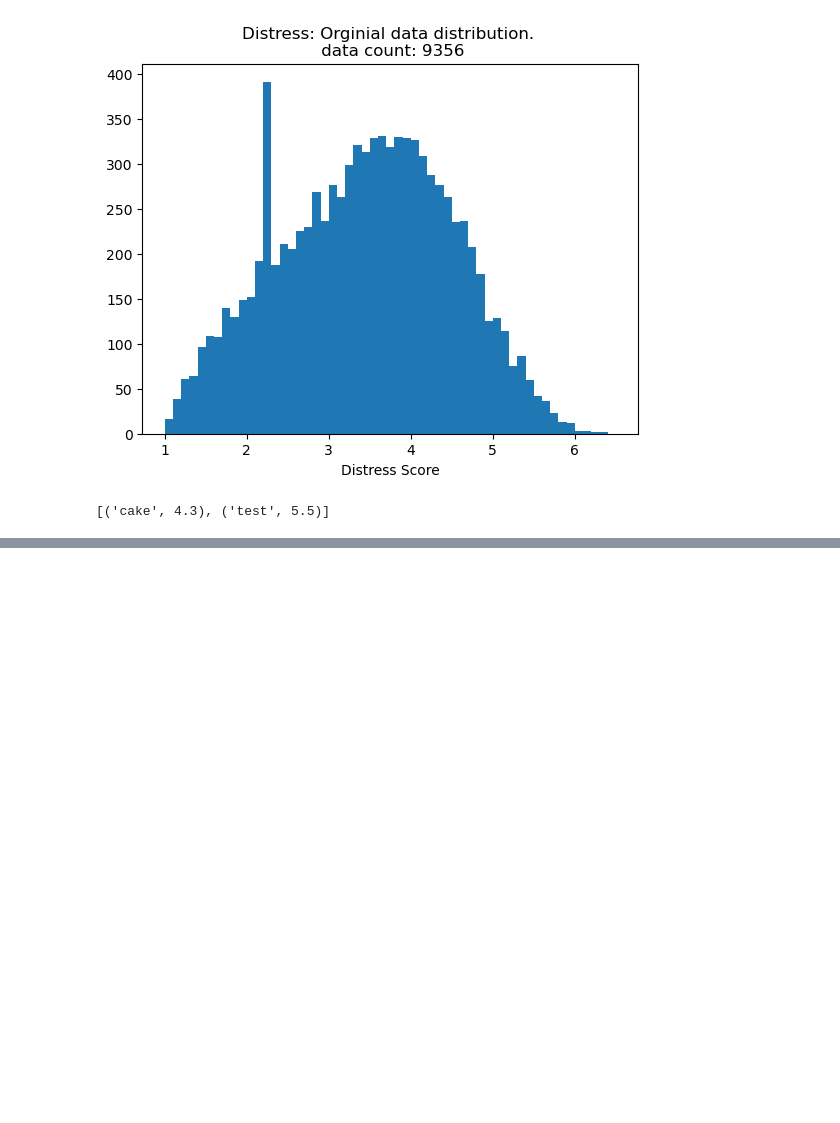
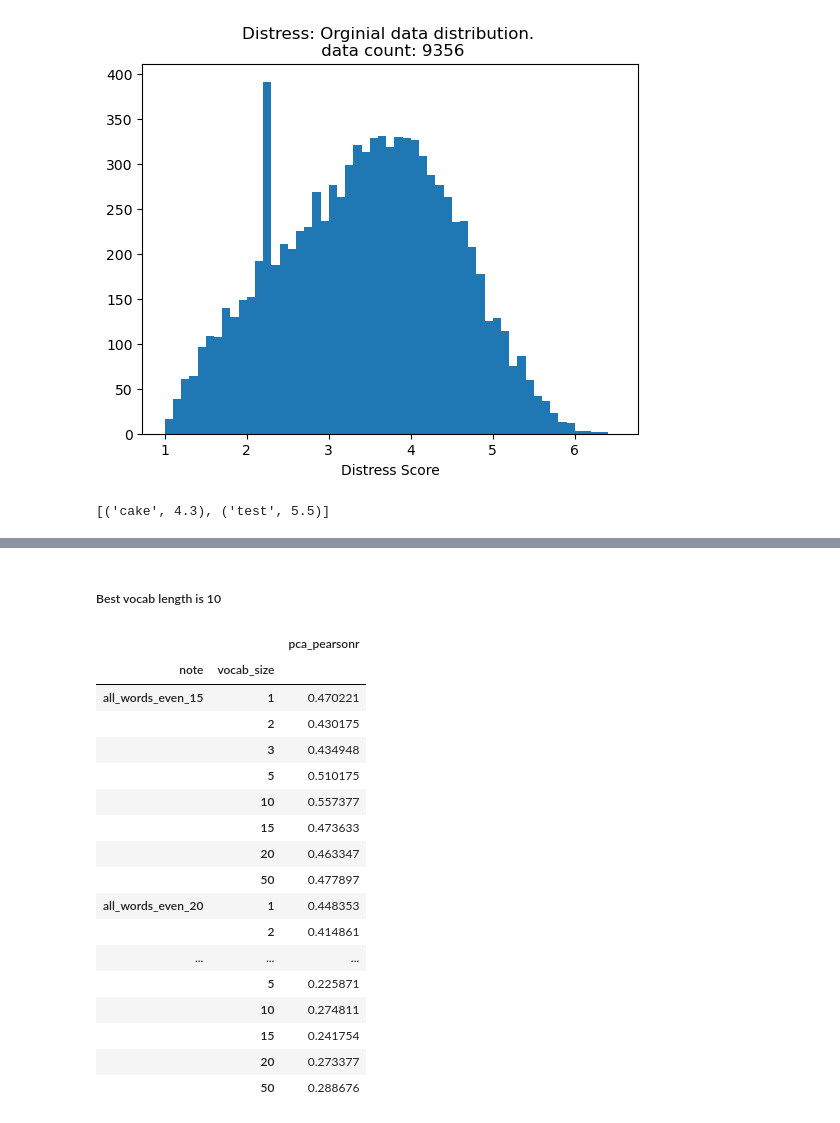
Before and after one commit to myrazma/2022_Masterthesis_Code, a Jupyter notebook: analysis/empdim_analysis.ipynb, the cells around one changed output, grey strips where cells are left out. Drawn from its saved outputs; the diff is of its cells as text; code cells hidden in the pictures; blank space fills up the shorter version.

```diff
--- a/analysis/empdim_analysis.ipynb
+++ b/analysis/empdim_analysis.ipynb
@@ -490,0 +481,24 @@ random_y
+# %% [markdown]
+##### Best vocab length is 10
+# %%
+# what is the best length ---> 10
+best_results.groupby(['note', 'vocab_size']).agg({'pca_pearsonr': max})
+# %% [output]
+|  |  | pca_pearsonr |
+| note | vocab_size |  |
+| all_words_even_15 | 1 | 0.470221 |
+|  | 2 | 0.430175 |
+|  | 3 | 0.434948 |
+|  | 5 | 0.510175 |
+|  | 10 | 0.557377 |
+|  | 15 | 0.473633 |
+|  | 20 | 0.463347 |
+|  | 50 | 0.477897 |
+| all_words_even_20 | 1 | 0.448353 |
+|  | 2 | 0.414861 |
+| ... | ... | ... |
+|  | 5 | 0.225871 |
+|  | 10 | 0.274811 |
+|  | 15 | 0.241754 |
+|  | 20 | 0.273377 |
+|  | 50 | 0.288676 |
```
Also changed, not shown: parts of 22 cells of this notebook, 5 other files.
